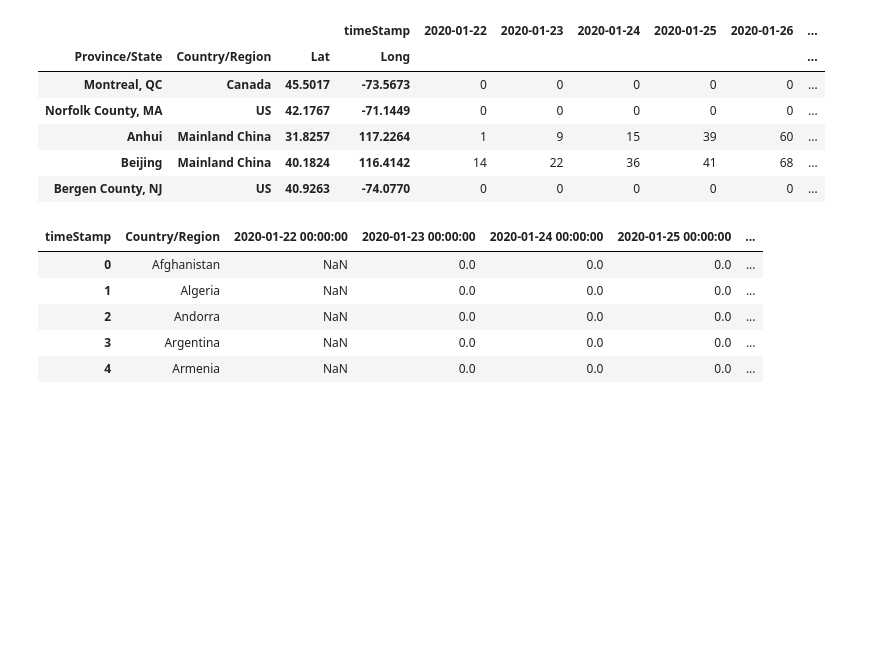
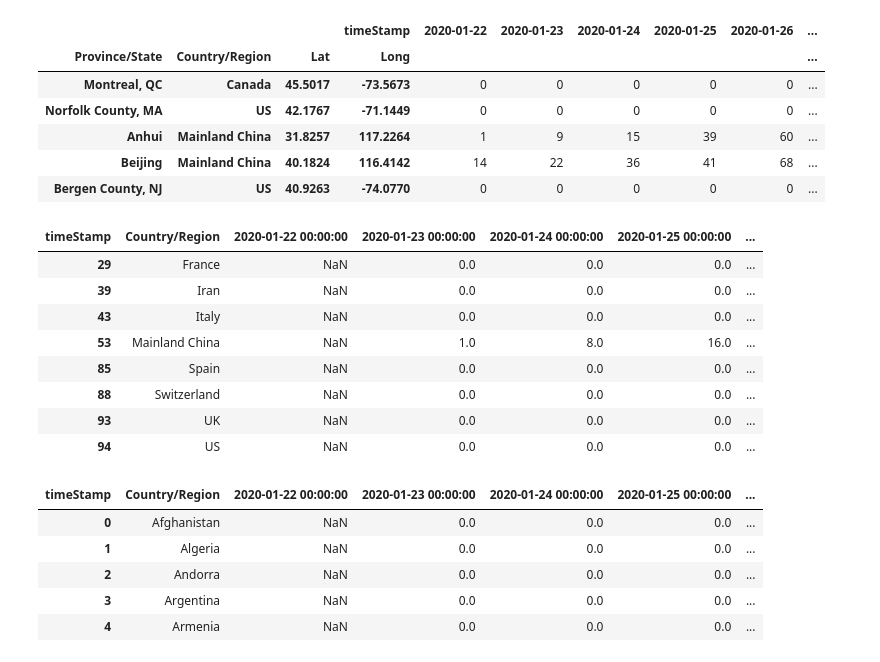
Before and after one commit to mchirico/COVID-19, a Jupyter notebook: COVID_19.ipynb, the cells around one changed output. Saved outputs shown, nothing was run; the diff lists cells and outputs as text; code cells hidden in the pictures; blank space fills up the shorter version.

```diff
--- a/COVID_19.ipynb
+++ b/COVID_19.ipynb
@@ -103,6 +130,26 @@ n.head()
 | Anhui | Mainland China | 31.8257 | 117.2264 | 1 | 9 | 15 | 39 | 60 | ... |
 | Beijing | Mainland China | 40.1824 | 116.4142 | 14 | 22 | 36 | 41 | 68 | ... |
 | Bergen County, NJ | US | 40.9263 | -74.0770 | 0 | 0 | 0 | 0 | 0 | ... |
+# %%
+# Deaths
+nt=pd.pivot_table(mt, values='value', index=['Province/State', 'Country/Region', 'Lat', 'Long'],
+                    columns=['timeStamp'], aggfunc=np.sum)
+nst=pd.pivot_table(mt, values='value', index=['Country/Region'],
+                    columns=['timeStamp'], aggfunc=np.sum)
+nst = nst.diff(axis=1)
+nst=nst.reset_index()
+nst.columns
+nst[nst[nst.columns[44]]>0]
+# %% [output]
+| timeStamp | Country/Region | 2020-01-22 00:00:00 | 2020-01-23 00:00:00 | 2020-01-24 00:00:00 | 2020-01-25 00:00:00 | ... |
+| 29 | France | NaN | 0.0 | 0.0 | 0.0 | ... |
+| 39 | Iran | NaN | 0.0 | 0.0 | 0.0 | ... |
+| 43 | Italy | NaN | 0.0 | 0.0 | 0.0 | ... |
+| 53 | Mainland China | NaN | 1.0 | 8.0 | 16.0 | ... |
+| 85 | Spain | NaN | 0.0 | 0.0 | 0.0 | ... |
+| 88 | Switzerland | NaN | 0.0 | 0.0 | 0.0 | ... |
+| 93 | UK | NaN | 0.0 | 0.0 | 0.0 | ... |
+| 94 | US | NaN | 0.0 | 0.0 | 0.0 | ... |
 # %%
 
 ns.head()
```
Also changed, not shown: parts of 6 cells of this notebook.
